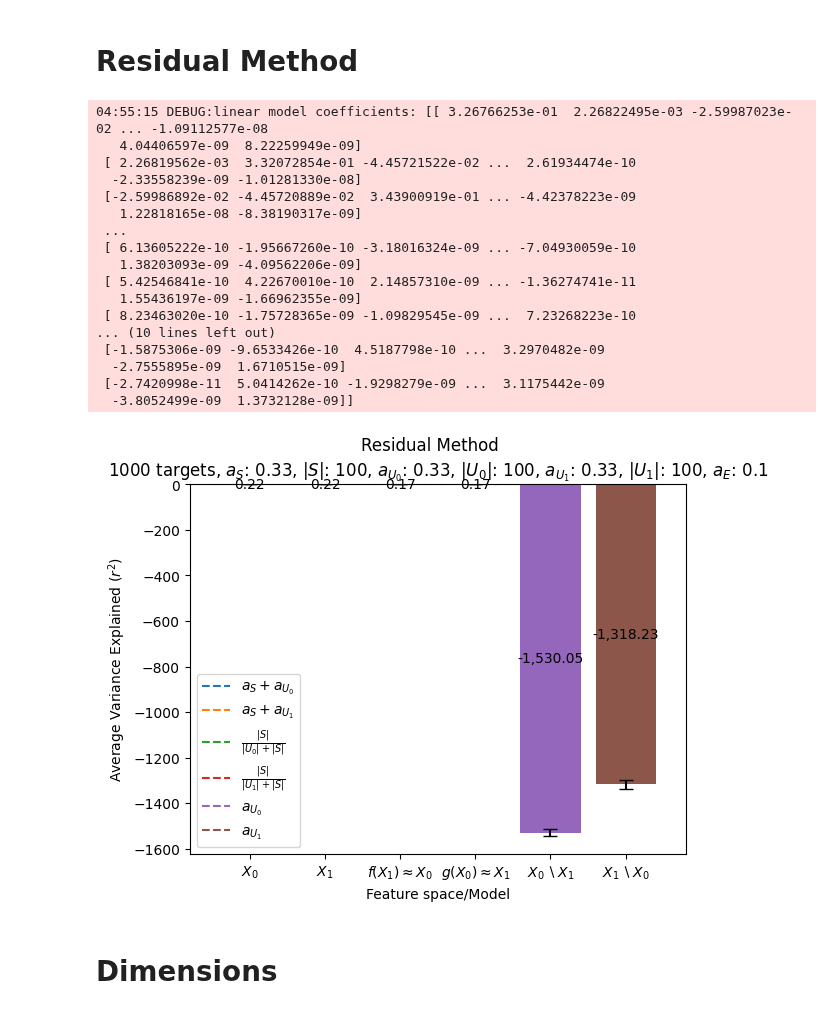
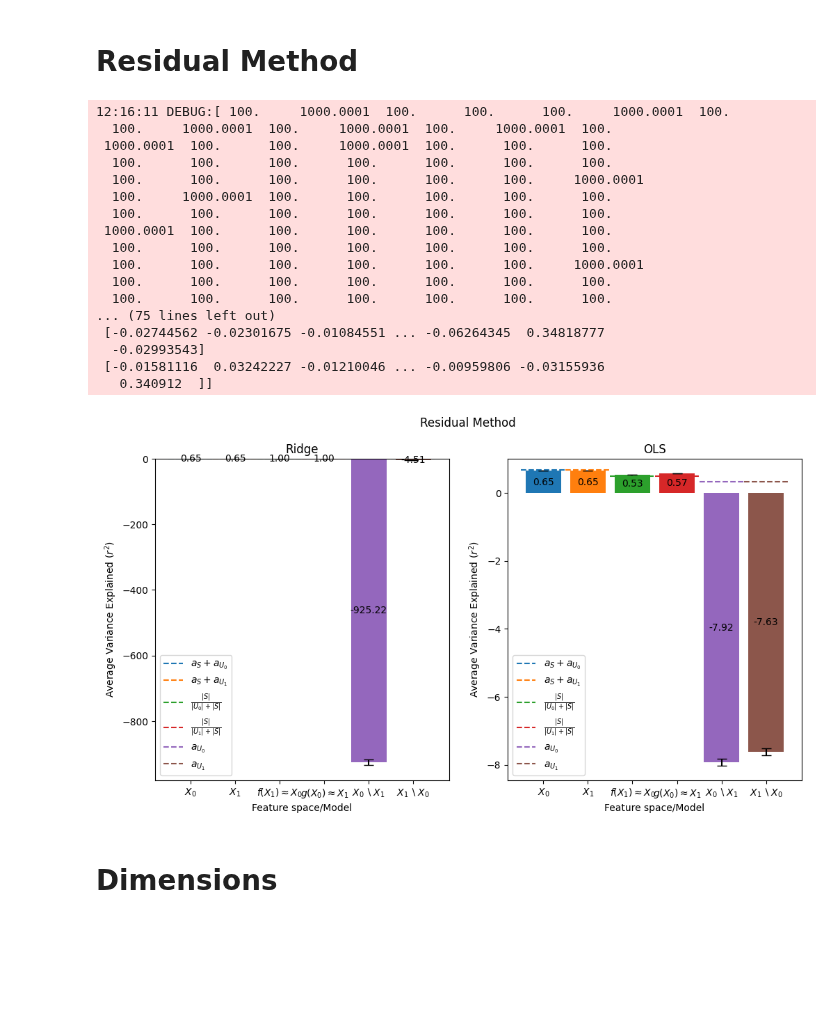
Before and after one commit to leo-schultheiss/compare_variance_residual, a Jupyter notebook: compare_variance_residual/simulated/sanity_checks.ipynb, the cells around one changed output. Drawn from its saved outputs; the diff is of its cells as text; code cells hidden in the pictures; blank space fills up the shorter version.

```diff
--- a/compare_variance_residual/simulated/sanity_checks.ipynb
+++ b/compare_variance_residual/simulated/sanity_checks.ipynb
@@ -187,34 +181,45 @@ def rm_errorbar(full_score_0, full_score_1, feature_score_0, feature_score_1, re
         ax=ax,
         fig=fig
     )
-# %%
-full_score_0, full_score_1, feature_score_0, feature_score_1, residual_score_0, residual_scores_1 = residual_method(
-    Xs_train, Xs_test, Y_train, Y_test, use_ols=True, return_full_variance=True, cv=cv, score_func=himalaya.scoring.r2_score
-)
-# %% [output]
-04:55:15 DEBUG:linear model coefficients: [[ 3.26766253e-01  2.26822495e-03 -2.59987023e-02 ... -1.09112577e-08
-   4.04406597e-09  8.22259949e-09]
- [ 2.26819562e-03  3.32072854e-01 -4.45721522e-02 ...  2.61934474e-10
-  -2.33558239e-09 -1.01281330e-08]
- [-2.59986892e-02 -4.45720889e-02  3.43900919e-01 ... -4.42378223e-09
-   1.22818165e-08 -8.38190317e-09]
- ...
- [ 6.13605222e-10 -1.95667260e-10 -3.18016324e-09 ... -7.04930059e-10
-   1.38203093e-09 -4.09562206e-09]
- [ 5.42546841e-10  4.22670010e-10  2.14857310e-09 ... -1.36274741e-11
-   1.55436197e-09 -1.66962355e-09]
- [ 8.23463020e-10 -1.75728365e-09 -1.09829545e-09 ...  7.23268223e-10
-... (10 lines left out)
- [-1.5875306e-09 -9.6533426e-10  4.5187798e-10 ...  3.2970482e-09
-  -2.7555895e-09  1.6710515e-09]
- [-2.7420998e-11  5.0414262e-10 -1.9298279e-09 ...  3.1175442e-09
-  -3.8052499e-09  1.3732128e-09]]
-# %%
-rm_errorbar(full_score_0, full_score_1, feature_score_0, feature_score_1, residual_score_0, residual_scores_1,
-            feature_space_dimensions, scalars,
-            n_targets, n_samples_train, n_samples_test, noise_scalar)
-# %% [output]
-[figure, removed]
+# %%
+fig, axs = plt.subplots(1, 2, figsize=(12, 6))
+full_score_0, full_score_1, feature_score_0, feature_score_1, residual_score_0, residual_scores_1 = residual_method(
+    Xs_train, Xs_test, Y_train, Y_test, return_full_variance=True, cv=cv,
+    score_func=himalaya.scoring.r2_score
+)
+rm_errorbar(full_score_0, full_score_1, feature_score_0, feature_score_1, residual_score_0, residual_scores_1,
+            feature_space_dimensions, scalars, n_targets, n_samples_train, n_samples_test, noise_scalar, ax=axs[0],
+            fig=fig)
+axs[0].set_title("Ridge")
+full_score_0, full_score_1, feature_score_0, feature_score_1, residual_score_0, residual_scores_1 = residual_method(
+    Xs_train, Xs_test, Y_train, Y_test, use_ols=True, return_full_variance=True, cv=cv,
+    score_func=himalaya.scoring.r2_score
+)
+rm_errorbar(full_score_0, full_score_1, feature_score_0, feature_score_1, residual_score_0, residual_scores_1,
+            feature_space_dimensions, scalars, n_targets, n_samples_train, n_samples_test, noise_scalar, ax=axs[1],
+            fig=fig)
+axs[1].set_title("OLS")
+
+plt.show()
+# %% [output]
+12:16:11 DEBUG:[ 100.     1000.0001  100.      100.      100.     1000.0001  100.
+  100.     1000.0001  100.     1000.0001  100.     1000.0001  100.
+ 1000.0001  100.      100.     1000.0001  100.      100.      100.
+  100.      100.      100.      100.      100.      100.      100.
+  100.      100.      100.      100.      100.      100.     1000.0001
+  100.     1000.0001  100.      100.      100.      100.      100.
+  100.      100.      100.      100.      100.      100.      100.
+ 1000.0001  100.      100.      100.      100.      100.      100.
+  100.      100.      100.      100.      100.      100.      100.
+  100.      100.      100.      100.      100.      100.     1000.0001
+  100.      100.      100.      100.      100.      100.      100.
+  100.      100.      100.      100.      100.      100.      100.
+... (75 lines left out)
+ [-0.02744562 -0.02301675 -0.01084551 ... -0.06264345  0.34818777
+  -0.02993543]
+ [-0.01581116  0.03242227 -0.01210046 ... -0.00959806 -0.03155936
+   0.340912  ]]
+[figure, added]
 # %% [markdown]
 # Dimensions
 # %%
```
Also changed, not shown: parts of 10 cells of this notebook.
